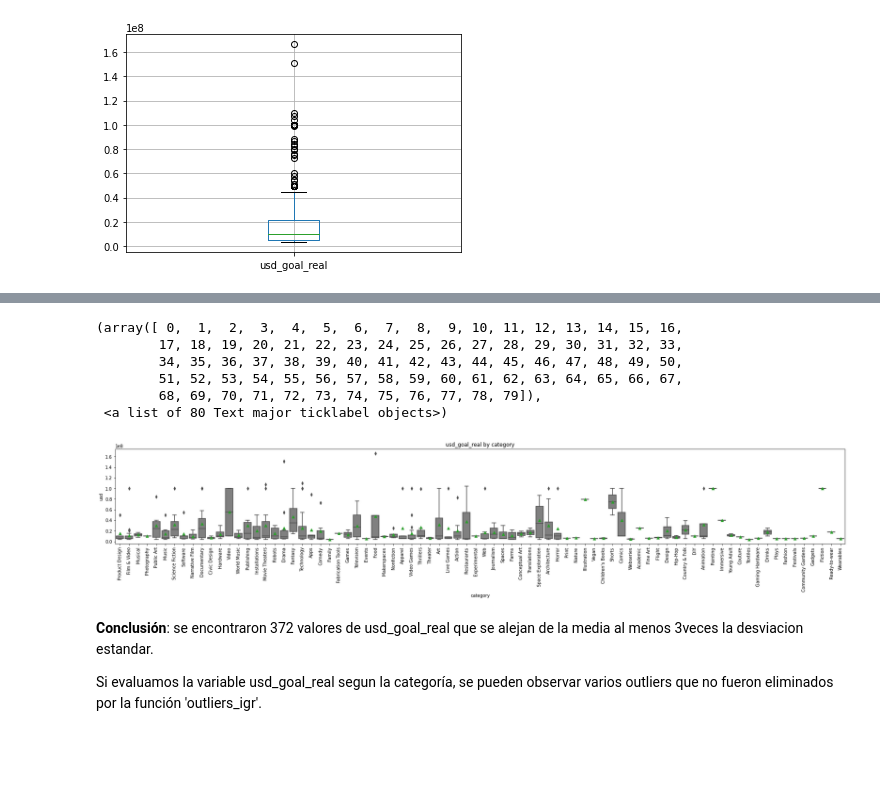
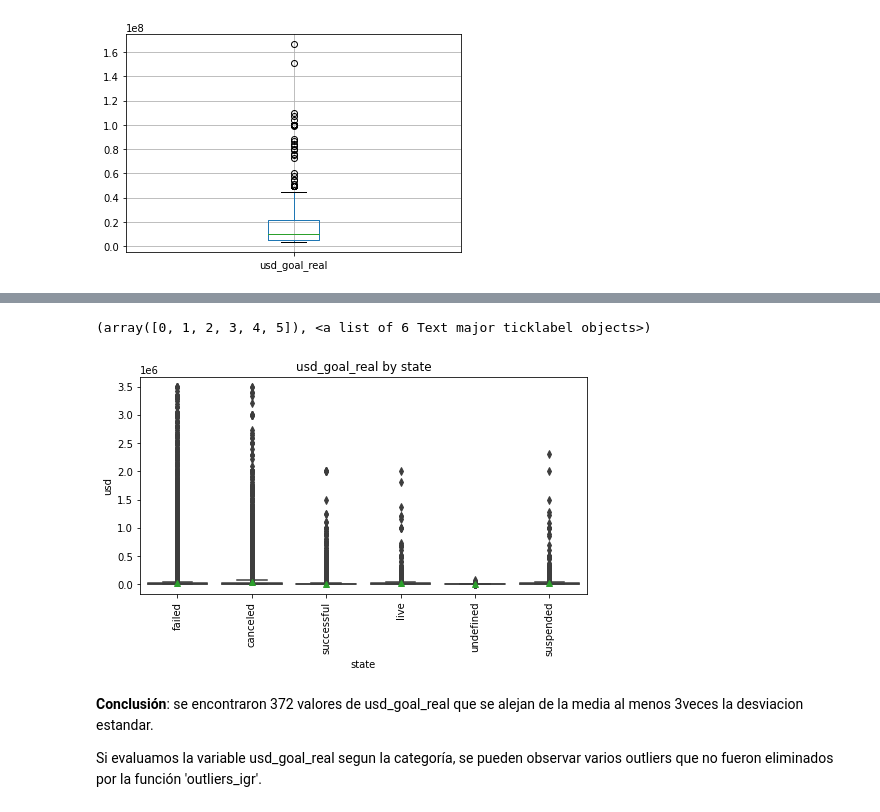
Before and after one commit to peraltadani/diplodatos-grupo-5, a Jupyter notebook: Analisis_y_curacion/Ejercicios_grupo5/notebooks/Limpieza_grupo5.ipynb, the cells around one changed output, grey strips where cells are left out. Saved outputs shown, nothing was run; the diff lists cells and outputs as text; code cells hidden in the pictures; blank space fills up the shorter version.

```diff
--- a/Analisis_y_curacion/Ejercicios_grupo5/notebooks/Limpieza_grupo5.ipynb
+++ b/Analisis_y_curacion/Ejercicios_grupo5/notebooks/Limpieza_grupo5.ipynb
@@ -1133,18 +1119,13 @@ outliers_ugr.boxplot(column='usd_goal_real');
 # %%
 #Graficado en funcion de las categorias, sin los outliers
-plt.figure(figsize=(30,4))
-sns.boxplot(data=outliers_ugr, y='usd_goal_real',showmeans=True,x='category', color="grey"            )
-plt.title("usd_goal_real by category")
+plt.figure(figsize=(8,4))
+sns.boxplot(data=kickstarter_2018.drop(outliers_ugr.index), y='usd_goal_real',showmeans=True,x='state')
+plt.title("usd_goal_real by state")
 plt.ylabel("usd")
 plt.xticks(rotation=90)
 # %% [output]
-(array([ 0,  1,  2,  3,  4,  5,  6,  7,  8,  9, 10, 11, 12, 13, 14, 15, 16,
-        17, 18, 19, 20, 21, 22, 23, 24, 25, 26, 27, 28, 29, 30, 31, 32, 33,
-        34, 35, 36, 37, 38, 39, 40, 41, 42, 43, 44, 45, 46, 47, 48, 49, 50,
-        51, 52, 53, 54, 55, 56, 57, 58, 59, 60, 61, 62, 63, 64, 65, 66, 67,
-        68, 69, 70, 71, 72, 73, 74, 75, 76, 77, 78, 79]),
- <a list of 80 Text major ticklabel objects>)
+(array([0, 1, 2, 3, 4, 5]), <a list of 6 Text major ticklabel objects>)
-[figure, old version]
+[figure, new version]
 # %% [markdown]
 **Conclusión**: se encontraron 372 valores de usd_goal_real que se alejan de la media al menos 3veces la desviacion estandar.
 
```
Also changed, not shown: parts of 5 cells of this notebook.
